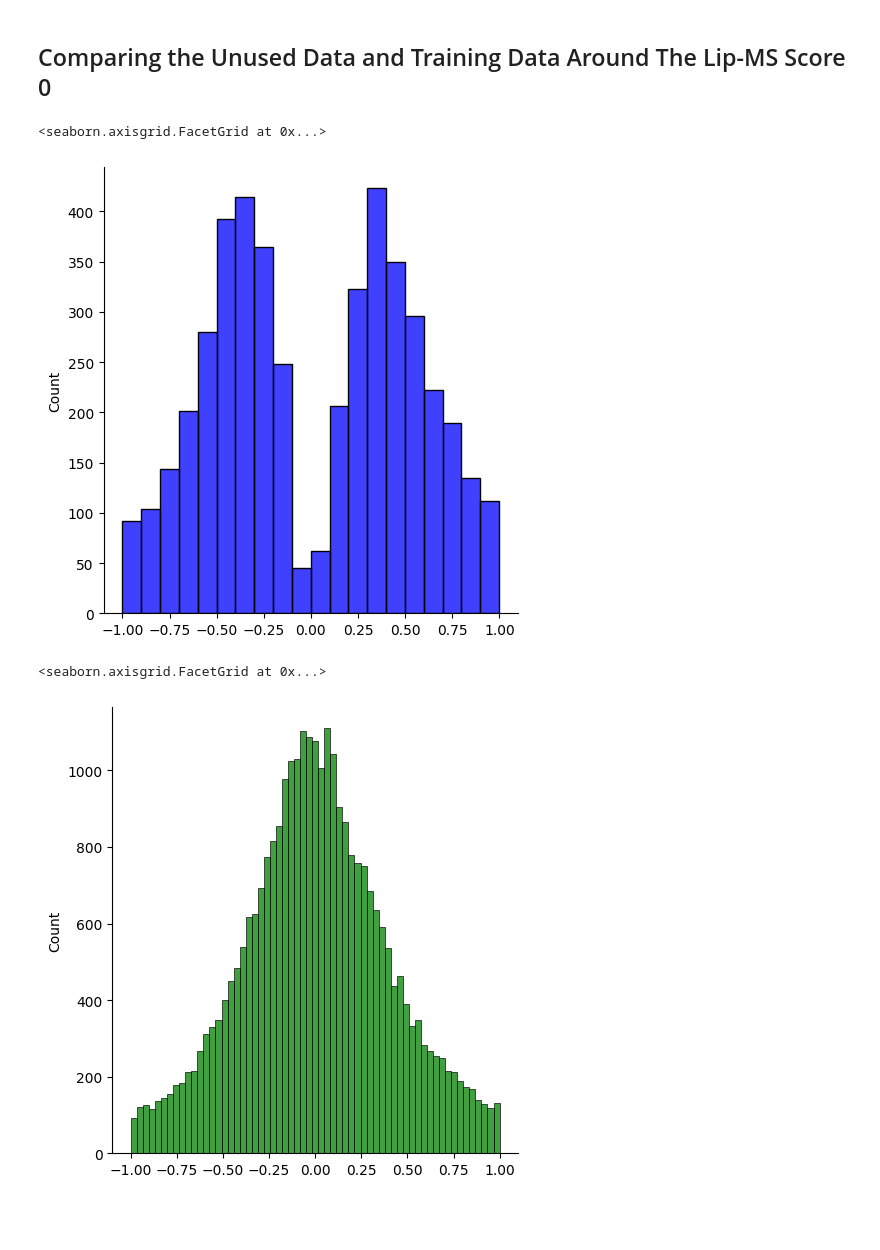
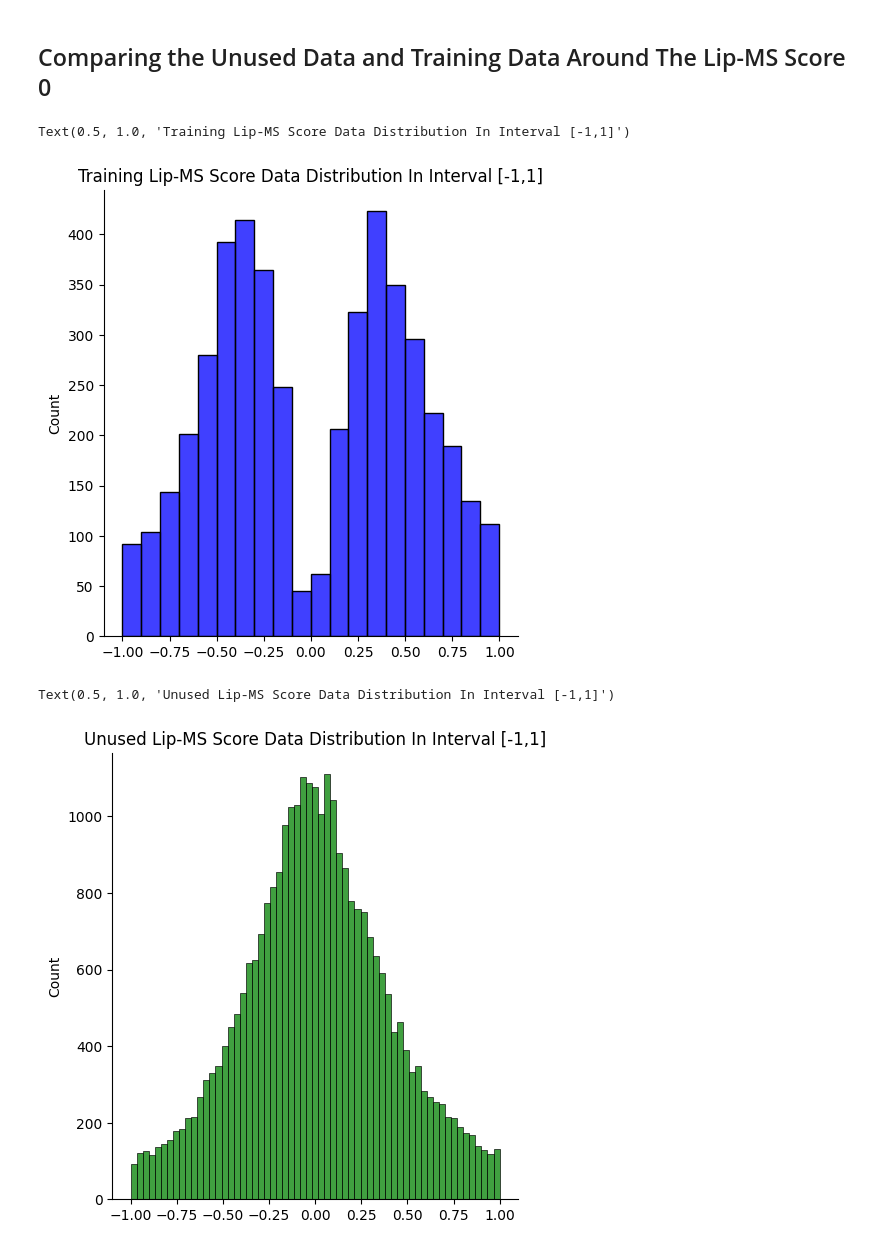
Before and after one commit to gustavoschewinski/tuning-protein, a Jupyter notebook: 0.data-analysis.ipynb, the cells around one changed output. Cells and saved outputs as stored; diff of their text form; code cells hidden in the pictures; blank space fills up the shorter version.

```diff
--- a/0.data-analysis.ipynb
+++ b/0.data-analysis.ipynb
@@ -7,7 +7,7 @@ import seaborn as sns
 import numpy as np
 from collections import Counter
 # %%
-df = pd.read_csv('data/OsmoticStress_with_binary_positions_padded_5000.csv')
+training_data = pd.read_csv('data/OsmoticStress_with_binary_positions_padded_5000.csv')
 original_df = pd.read_csv('data/OsmoticStress_with_binary_positions.csv')
 original_excel = pd.read_excel('data/OsmoticStress.xlsx')
 # %% [markdown]
@@ -127,14 +127,16 @@ sns.displot(df, x = "Log2FC(LiP_norm)")
 # %% [markdown]
 ## Comparing the Unused Data and Training Data Around The Lip-MS Score 0
 # %%
-training_close_zero = list(filter( lambda x : np.abs(x)<1 ,df["Log2FC(LiP_norm)"]))
+training_close_zero = list(filter( lambda x : np.abs(x)<1 ,training_data["Log2FC(LiP_norm)"]))
 sns.displot(training_close_zero, color = 'blue')
+pp.title("Training Lip-MS Score Data Distribution In Interval [-1,1]")
 # %% [output]
-<seaborn.axisgrid.FacetGrid at 0x...>
+Text(0.5, 1.0, 'Training Lip-MS Score Data Distribution In Interval [-1,1]')
-[figure, old version]
+[figure, new version]
 # %%
 unused_close_zero = list(filter( lambda x : np.abs(x)<1 ,original_excel["Log2FC(LiP_norm)"]))
 sns.displot(unused_close_zero, color='green')
+pp.title("Unused Lip-MS Score Data Distribution In Interval [-1,1]")
 # %% [output]
-<seaborn.axisgrid.FacetGrid at 0x...>
+Text(0.5, 1.0, 'Unused Lip-MS Score Data Distribution In Interval [-1,1]')
-[figure, old version]
+[figure, new version]
```
Also changed, not shown: parts of 7 cells of this notebook.
